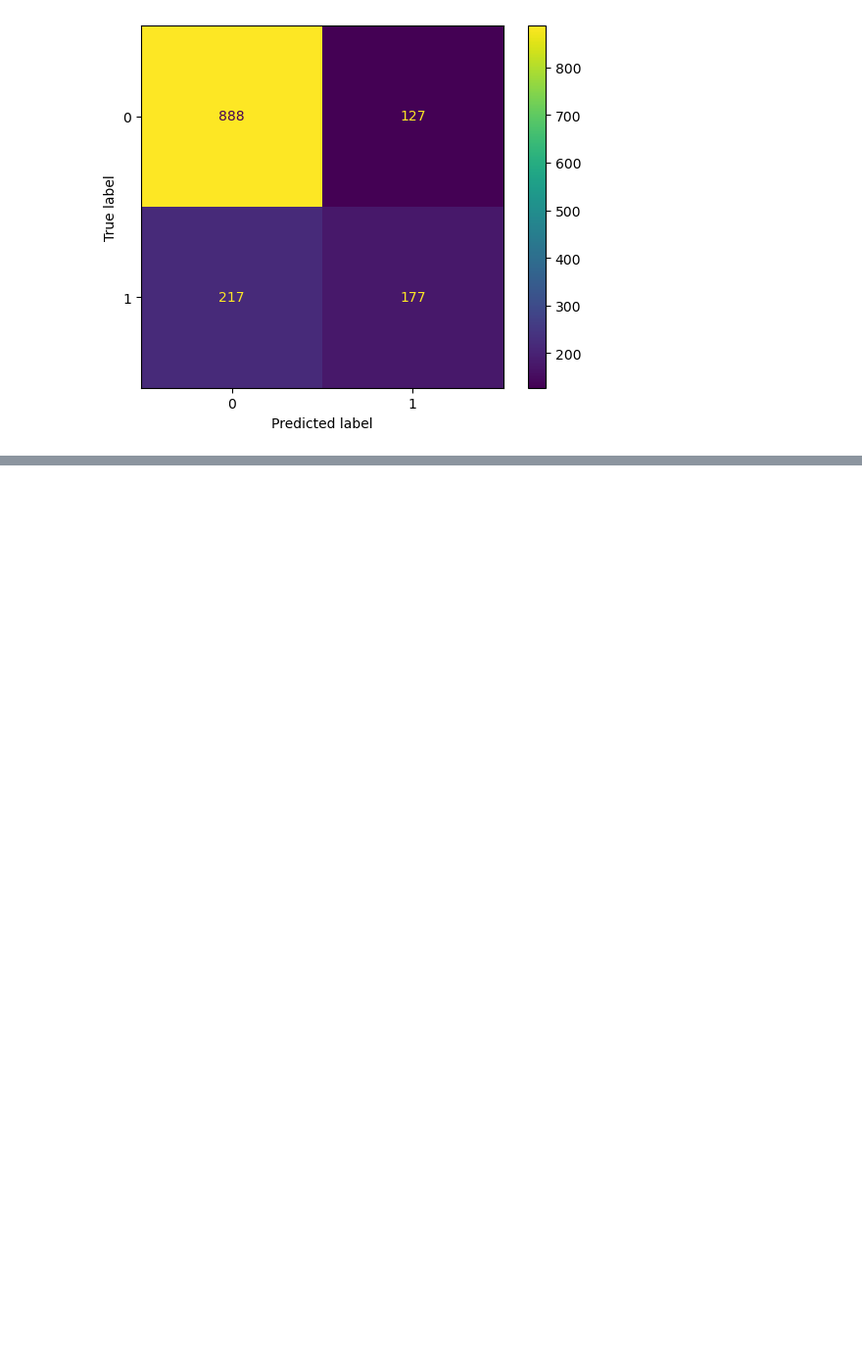
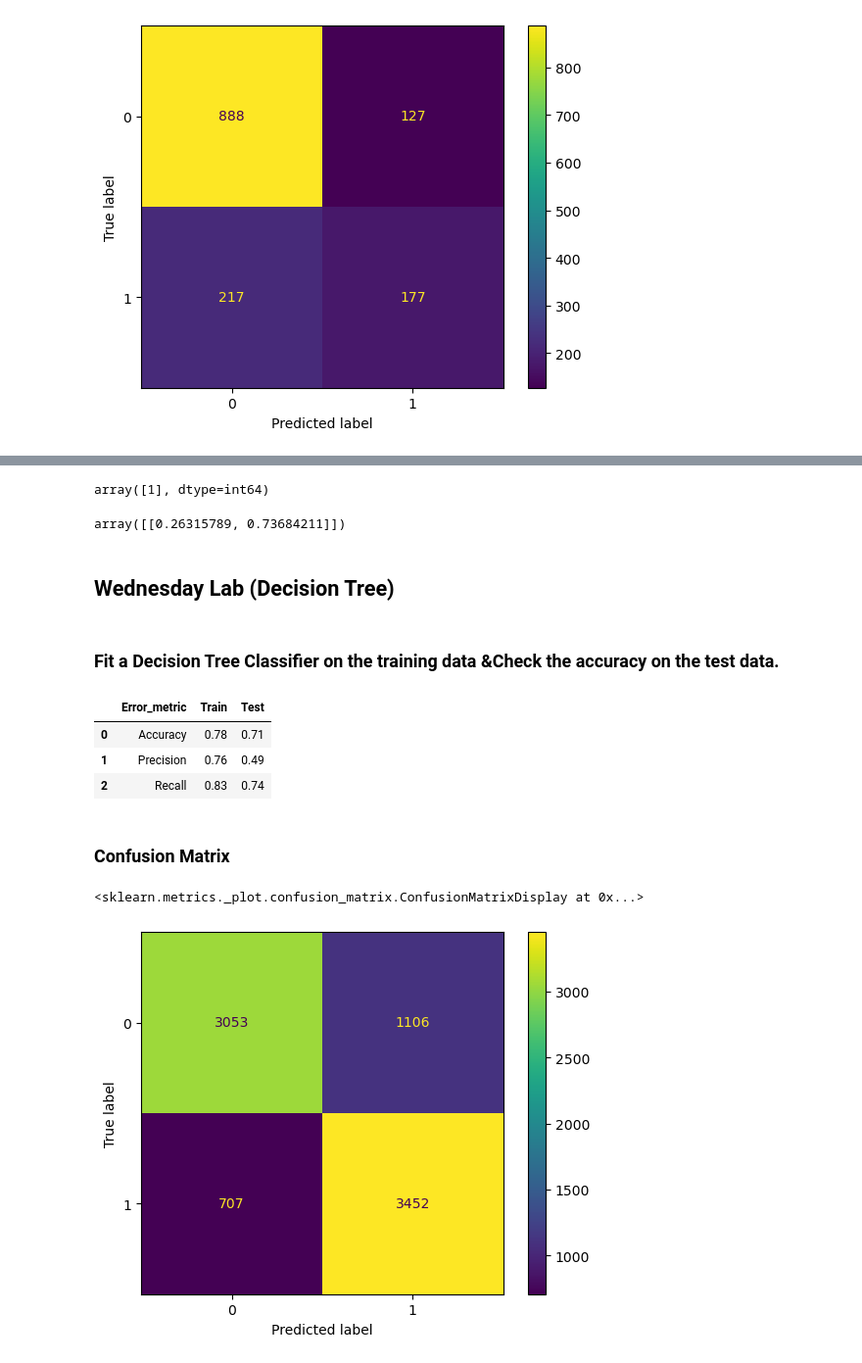
Before and after one commit to tahora-23/IH_AB_DA_FT_MAY_2023, a Jupyter notebook: Labs/7thWeek/classification.ipynb, the cells around one changed output, grey strips where cells are left out. Shown at 98% size. Cells and saved outputs as stored; diff of their text form; code cells hidden in the pictures; blank space fills up the shorter version.

```diff
--- a/Labs/7thWeek/classification.ipynb
+++ b/Labs/7thWeek/classification.ipynb
@@ -402,18 +408,0 @@ plt.show()
-# %%
-for i in range (1, 5):
-
-        model = DecisionTreeClassifier(max_depth=i)
-        model.fit(X_train, y_train)
-        y_pred_train_dt = model.predict(X_train)
-        y_pred_test_dt = model.predict(X_test)
-        performance_df = pd.DataFrame({'Error_metric': ['Accuracy','Precision','Recall'],
-                               'Train': [accuracy_score(y_train, y_pred_train_dt),
-                                         precision_score(y_train, y_pred_train_dt),
-                                         recall_score(y_train, y_pred_train_dt)],
-                               'Test': [accuracy_score(y_test, y_pred_test_dt),
-                                        precision_score(y_test, y_pred_test_dt),
-                                        recall_score(y_test, y_pred_test_dt)]})
-        display(f' Depth {i}', performance_df )
-        fig, axes = plt.subplots(nrows = 1,ncols = 1,figsize = (10,8))
-        plot_tree(model,filled = True, rounded=True,feature_names=X.columns)
-        plt.show()
@@ -444,0 +412,42 @@ for i in range (1, 5):
+# %%
+model.predict(sample)
+# %% [output]
+array([1], dtype=int64)
+# %%
+model.predict_proba(sample) #what is the probability of customer leaving and not leaving
+# %% [output]
+array([[0.26315789, 0.73684211]])
+# %% [markdown]
+## Wednesday Lab (Decision Tree)
+# %% [markdown]
+### Fit a Decision Tree Classifier on the training data &Check the accuracy on the test data.
+# %%
+model.fit(X_train_std, y_train_resampled)
+
+y_pred_train_dt = model.predict(X_train_std)
+y_pred_test_dt = model.predict(X_test_std)
+
+
+performance_df = pd.DataFrame({'Error_metric': ['Accuracy','Precision','Recall'],
+                               'Train': [accuracy_score(y_train_resampled, y_pred_train_dt),
+                                         precision_score(y_train_resampled, y_pred_train_dt),
+                                         recall_score(y_train_resampled, y_pred_train_dt)],
+                               'Test': [accuracy_score(y_test, y_pred_test_dt),
+                                        precision_score(y_test, y_pred_test_dt),
+                                        recall_score(y_test, y_pred_test_dt)]})
+
+display(performance_df)
+# %% [output]
+|  | Error_metric | Train | Test |
+| 0 | Accuracy | 0.78 | 0.71 |
+| 1 | Precision | 0.76 | 0.49 |
+| 2 | Recall | 0.83 | 0.74 |
+# %% [markdown]
+### Confusion Matrix
+# %%
+cm = confusion_matrix(y_train_resampled, y_pred_train_dt, labels= model.classes_)
+disp = ConfusionMatrixDisplay(cm)
+disp.plot()
+# %% [output]
+<sklearn.metrics._plot.confusion_matrix.ConfusionMatrixDisplay at 0x...>
+[figure, added]
```
Also changed, not shown: parts of 48 cells of this notebook, 3 other files.
